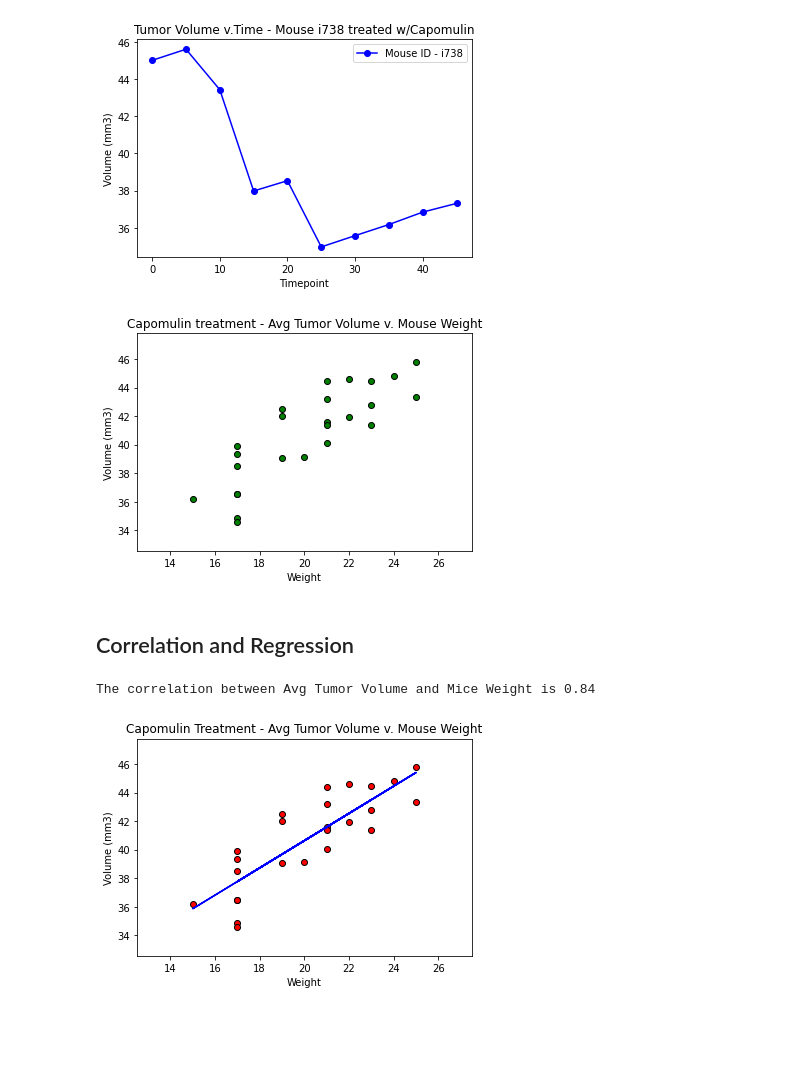
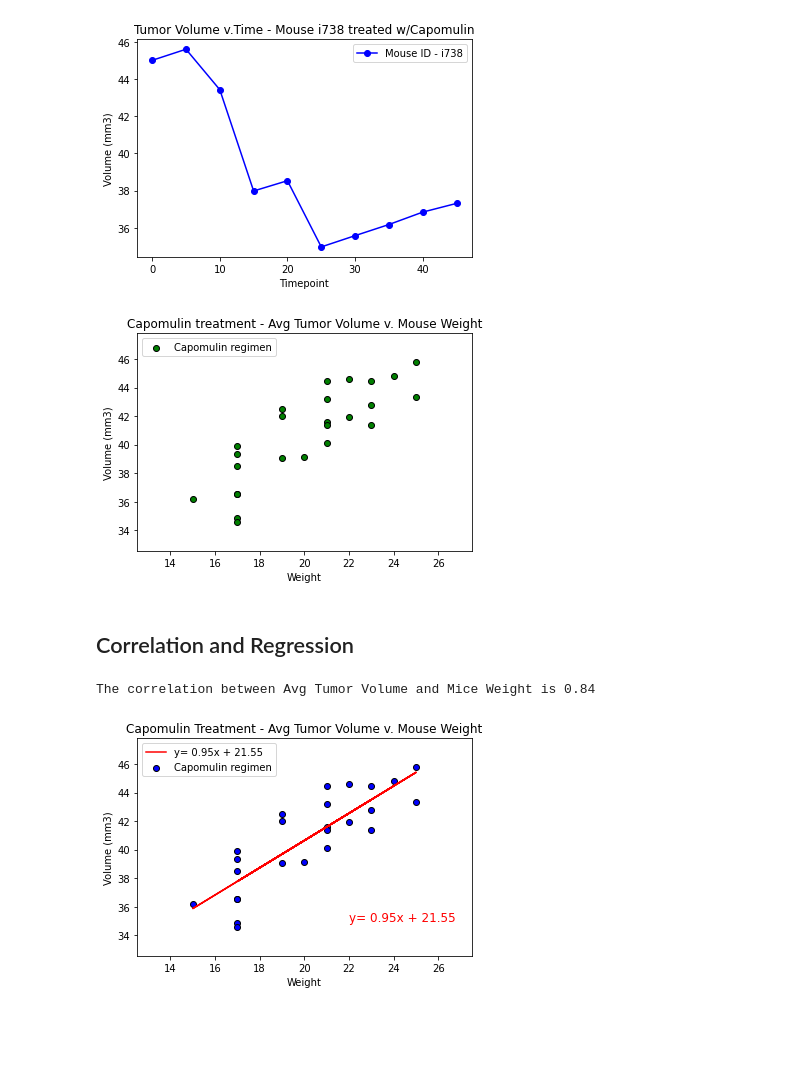
Before and after one commit to floresfdo/matplotlib-challenge, a Jupyter notebook: pymaceuticals_starter.ipynb, the cells around one changed output. Drawn from its saved outputs; the diff is of its cells as text; code cells hidden in the pictures; blank space fills up the shorter version.

```diff
--- a/pymaceuticals_starter.ipynb
+++ b/pymaceuticals_starter.ipynb
@@ -341,36 +342,38 @@ avg_capomulin = mouse_capomulin.mean()
 avg_tumor = avg_capomulin["Tumor Volume (mm3)"]
 mice_weight = avg_capomulin["Weight (g)"]
 
-plt.scatter(mice_weight,avg_tumor,marker="o",facecolors="green",edgecolors="black")
+plt.scatter(mice_weight,avg_tumor,marker="o",facecolors="green",edgecolors="black",label="Capomulin regimen")
 plt.xlim(min(mice_weight)-2.5,max(mice_weight)+2.5)
 plt.ylim(min(avg_tumor)-2,max(avg_tumor)+2)
+plt.legend(loc="upper left")
 plt.title("Capomulin treatment - Avg Tumor Volume v. Mouse Weight")
 plt.xlabel("Weight")
 plt.ylabel("Volume (mm3)")
 plt.show()
 # %% [output]
-[figure, old version]
+[figure, new version]
 # %% [markdown]
 ## Correlation and Regression
 # %%
 # Calculate the correlation coefficient and linear regression model
 # for mouse weight and average tumor volume for the Capomulin regimen
 correlation = st.pearsonr(avg_tumor, mice_weight)
 print(f"The correlation between Avg Tumor Volume and Mice Weight is {round(correlation[0],2)}")
 
 (slope, intercept, rvalue, pvalue, stderr) = linregress(mice_weight, avg_tumor)
 regress_values = mice_weight * slope + intercept
 line_eq = "y= " + str(round(slope,2)) + "x + " + str(round(intercept,2))
 
-plt.scatter(mice_weight,avg_tumor,marker="o",facecolors="red",edgecolors="black")
-plt.plot(mice_weight,regress_values,"b-")
-plt.annotate(line_eq,(min(avg_tumor),max(mice_weight)),fontsize=12,color="blue")
+plt.scatter(mice_weight,avg_tumor,marker="o",facecolors="blue",edgecolors="black",label="Capomulin regimen")
+plt.plot(mice_weight,regress_values,"r-",label=line_eq)
+plt.legend(loc="upper left")
+plt.annotate(line_eq,(22,35),fontsize=12,color="red")
 plt.xlim(min(mice_weight)-2.5,max(mice_weight)+2.5)
 plt.ylim(min(avg_tumor)-2,max(avg_tumor)+2)
 plt.title("Capomulin Treatment - Avg Tumor Volume v. Mouse Weight")
 plt.xlabel("Weight")
 plt.ylabel("Volume (mm3)")
 plt.show()
 # %% [output]
 The correlation between Avg Tumor Volume and Mice Weight is 0.84
-[figure, old version]
+[figure, new version]
```
Also changed, not shown: parts of 1 cell of this notebook.
